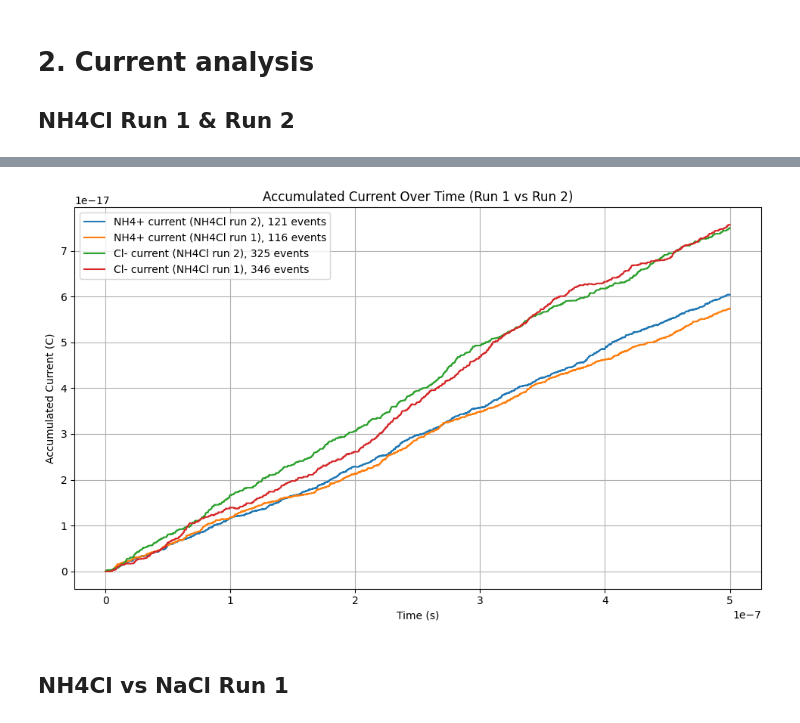
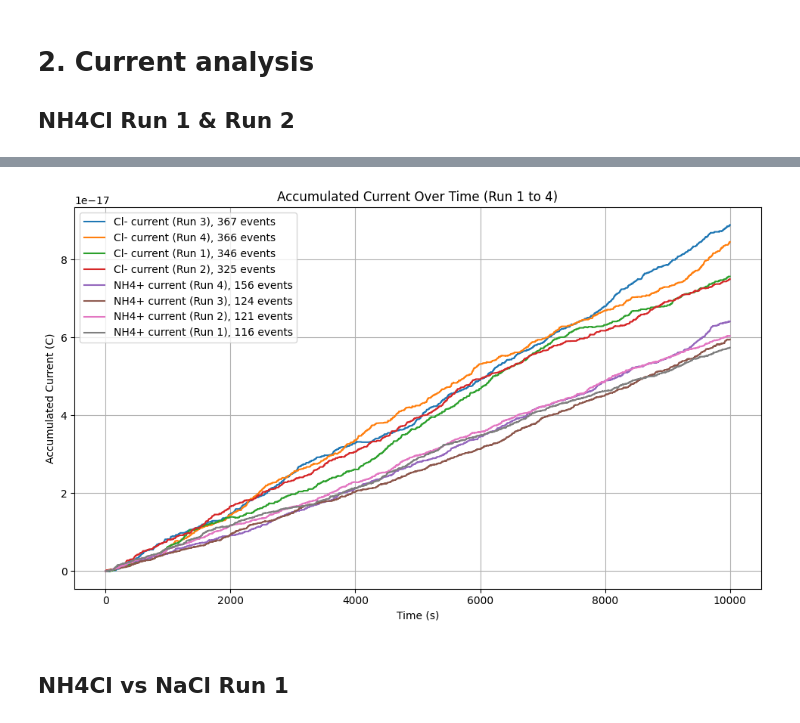
Before and after one commit to Heiley-W/gromacs-tutorial-old, a Jupyter notebook: NH4Cl-analysis.ipynb, the cells around one changed output, grey strips where cells are left out. Saved outputs shown, nothing was run; the diff lists cells and outputs as text; code cells hidden in the pictures.

Commit message:
Add run3,4 current analysis

```diff
--- a/NH4Cl-analysis.ipynb
+++ b/NH4Cl-analysis.ipynb
@@ -89,23 +54,36 @@ plt.show()
-# %%
-data5 = np.loadtxt('run2/currentNH4-10.dat')
-time5 = data5[:, 0] * dt
-current5 = data5[:, 1] * dt
-
-data6 = np.loadtxt('run2/currentCLA-10.dat')
-time6 = data6[:, 0] * dt
-current6 = data6[:, 1] * dt
-
-plot_settings()
-plt.title("Accumulated Current Over Time (Run 1 vs Run 2)")
-plt.plot(time5, current5, label='NH4+ current (NH4Cl run 2), 121 events')
-plt.plot(time1, current1, label='NH4+ current (NH4Cl run 1), 116 events')
-plt.plot(time6, current6, label='Cl- current (NH4Cl run 2), 325 events')
-plt.plot(time2, current2, label='Cl- current (NH4Cl run 1), 346 events')
-plt.legend()
-plt.savefig('run1/run12_combined_accumulated_current_plot.png')
-plt.show()
-# %% [output]
-[figure, removed]
+# %%
+runs = ['run1', 'run2', 'run3', 'run4']
+species = ['NH4-10', 'CLA-10']
+plot_settings()
+
+def load_currents(runs, species, dt):
+    currents = {}
+    for run in runs:
+        for spec in species:
+            data = np.loadtxt(f'{run}/current{spec}.dat')
+            currents[f"{run}_{spec}"] = data[:, 1] * dt
+    return currents
+
+currents = load_currents(runs, species, dt)
+
+labels = [
+    ('run3_CLA-10', 'Cl- current (Run 3), 367 events'),
+    ('run4_CLA-10', 'Cl- current (Run 4), 366 events'),
+    ('run1_CLA-10', 'Cl- current (Run 1), 346 events'),
+    ('run2_CLA-10', 'Cl- current (Run 2), 325 events'),
+    ('run4_NH4-10', 'NH4+ current (Run 4), 156 events'),
+    ('run3_NH4-10', 'NH4+ current (Run 3), 124 events'),
+    ('run2_NH4-10', 'NH4+ current (Run 2), 121 events'),
+    ('run1_NH4-10', 'NH4+ current (Run 1), 116 events')
+]
+
+for current_key, label in labels:
+    plt.plot(currents[current_key], label=label)
+
+plt.legend()
+plt.show()
+# %% [output]
+[figure, added]
 # %% [markdown]
 ## NH4Cl vs NaCl Run 1
 # %%
```
Also changed, not shown: parts of 2 cells of this notebook, 8 other files.
